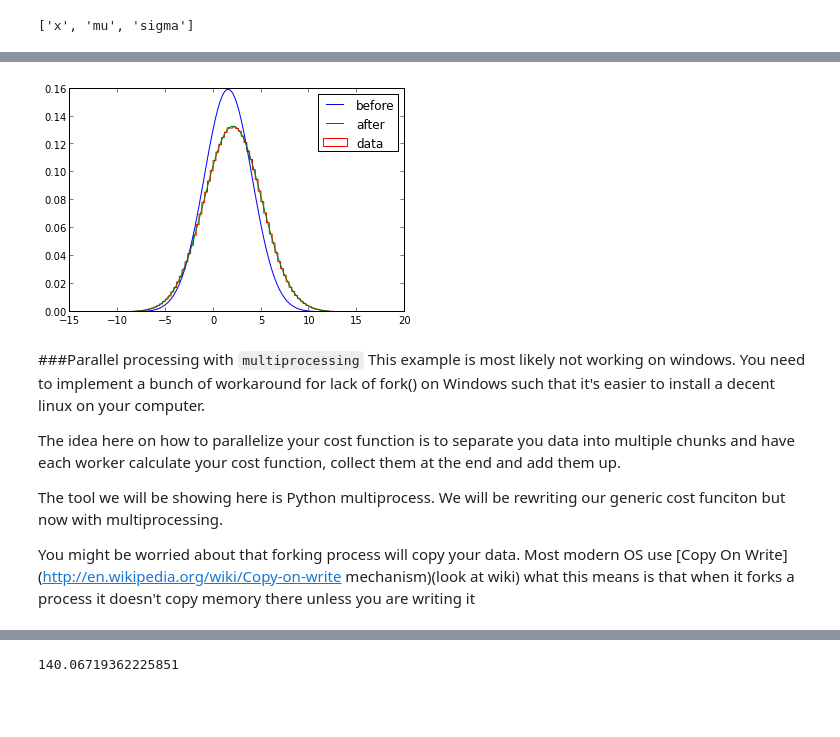
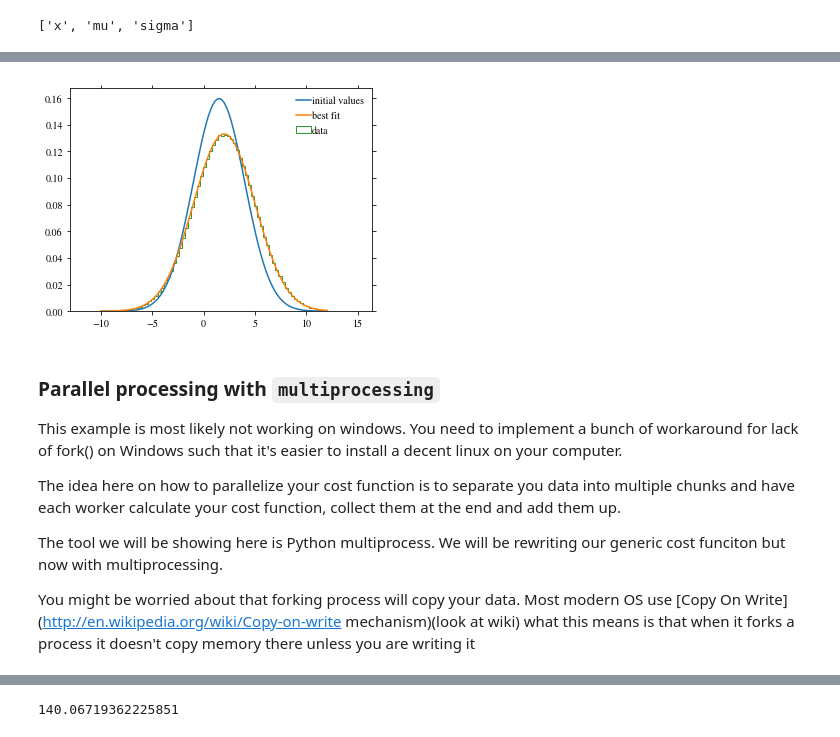
Before and after one commit to scikit-hep/iminuit, a Jupyter notebook: tutorial/hard-core-tutorial.ipynb, the cells around one changed output, grey strips where cells are left out. Saved outputs shown, nothing was run; the diff lists cells and outputs as text; code cells hidden in the pictures; blank space fills up the shorter version.

```diff
--- a/tutorial/hard-core-tutorial.ipynb
+++ b/tutorial/hard-core-tutorial.ipynb
@@ -65,5 +56,5 @@ The Cython extension is already loaded. To reload it, use:
 # %%
 np.random.seed(0)
-data = randn(2e6)*3+2 #mu=2, sigma=3
-hist(data,bins=100, histtype='step');
+data = 2 + 3 * randn(int(2e6)) #mu=2, sigma=3
+hist(data, bins=100, histtype='step');
 # %% [output]
@@ -166,4 +147,0 @@ import external_pdf
-# %%
-np.random.seed(0)
-data = randn(2e6)*3+2
-lh = external_pdf.External_LogLH(data)
@@ -207,3 +177,0 @@ The Cython extension is already loaded. To reload it, use:
-# %%
-np.random.seed(0)
-data = randn(2e6)*3+2 #mu=2, sigma=3
@@ -292,6 +258,6 @@ m.migrad();
 # %%
 %%timeit -r2 -n2
 m=Minuit(mylh, mu=1.5, sigma=2.5, error_mu=0.1,
-    error_sigma=0.1, limit_sigma=(0.1,10.0), print_level=0)
-m.migrad() #you can feel it's much slower than before
+    error_sigma=0.1, limit_sigma=(0.1,10.0), print_level=0, errordef=1)
+m.migrad() # you can feel it's much slower than before
 # %% [output]
@@ -299,16 +265,16 @@ m.migrad() #you can feel it's much slower than before
 # %%
-#before
+# show histogram of data and fitted pdf
 x = linspace(-10,12,100)
-before = np.fromiter((mypdf(xx,1.5,2.5) for xx in x), float);
-after = np.fromiter((mypdf(xx,m.values['mu'],m.values['sigma']) for xx in x), float);
-plot(x,before, label='before')
-plot(x,after, label='after')
-hist(data, normed=True, bins=100,histtype='step',label='data')
+initial = np.fromiter((mypdf(xx, 1.5, 2.5) for xx in x), float);
+fit = np.fromiter((mypdf(xx, m.values['mu'], m.values['sigma']) for xx in x), float);
+plot(x, initial, label='initial values')
+plot(x, fit, label='best fit')
+hist(data, normed=True, bins=100, histtype='step', label='data')
 legend();
 # %% [output]
-[figure, old version]
+[figure, new version]
 # %% [markdown]
-###Parallel processing with `multiprocessing`
+### Parallel processing with `multiprocessing`
 This example is most likely not working on windows. You need to implement a bunch of workaround for lack of fork() on Windows such that it's easier to install a decent linux on your computer.
 
 The idea here on how to parallelize your cost function is to separate you data into multiple chunks and have each worker calculate your cost function, collect them at the end and add them up.
```
Also changed, not shown: parts of 39 cells of this notebook, 1 other file.
